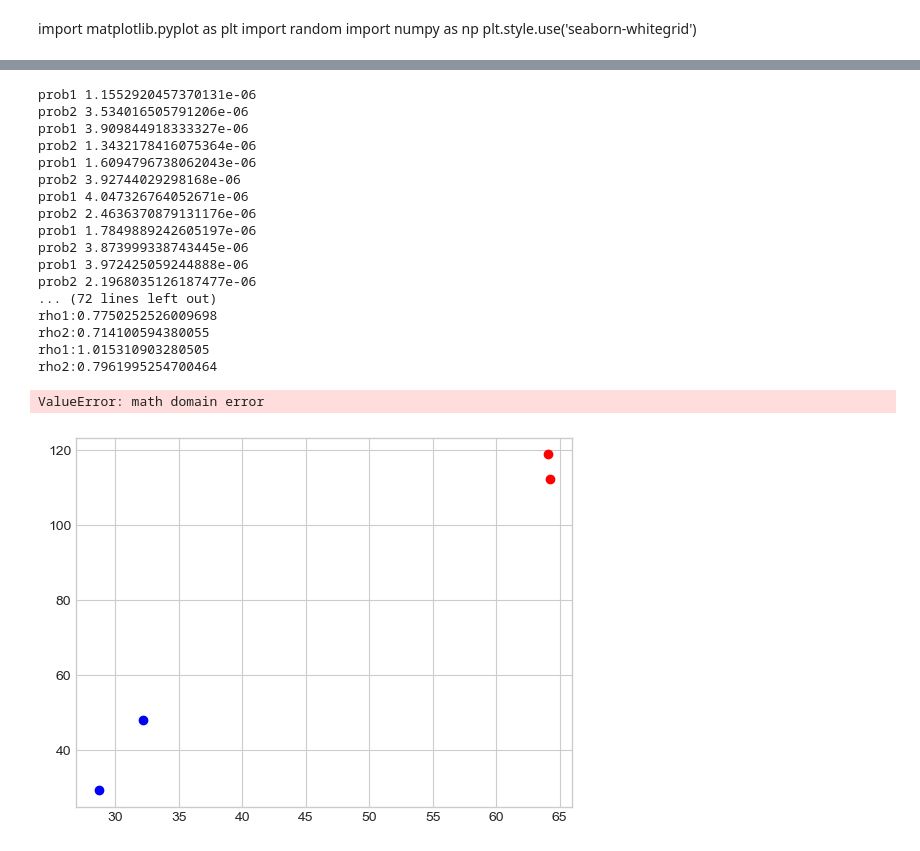
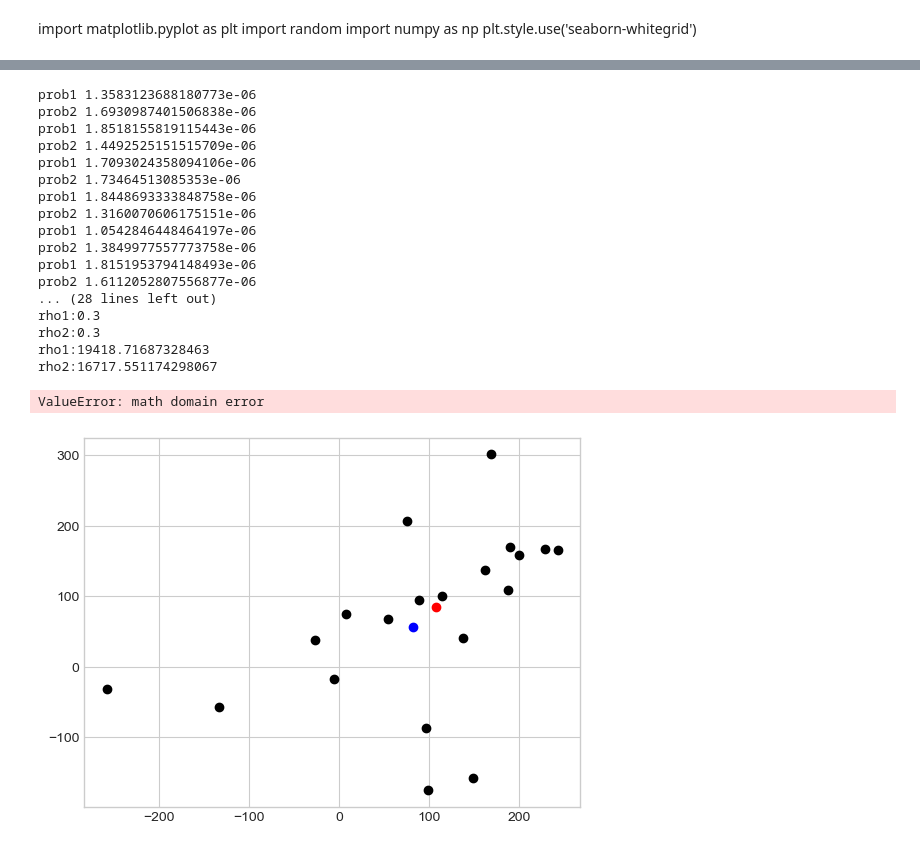
Before and after one commit to lucasc073/GMM1, a Jupyter notebook: K means.ipynb, the cells around one changed output, grey strips where cells are left out. Cells and saved outputs as stored; diff of their text form; code cells hidden in the pictures.

```diff
--- a/K means.ipynb
+++ b/K means.ipynb
@@ -29,7 +29,7 @@ kx2 = -10
 ky2 = -10
 
 
-for j in range(0, 100):
+for j in range(0, 1000):
     avgx1 = 0;
     avgx2 = 0;
     avgy1 = 0;
@@ -75,13 +75,15 @@ print(ky2)
 # %%
+for i in range(0, 20):
+    plt.plot(x[i], y[i], 'o', color='black');
 ux1 = kx1
 uy1 = ky1
 ux2 = kx2
 uy2 = ky2
 
-sigx1 = 200
-sigy1 = 200
-sigx2 = 200
-sigy2 = 200
+sigx1 = 300
+sigy1 = 300
+sigx2 = 300
+sigy2 = 300
 
 rho1 = 0.3
 rho2 = 0.3
@@ -140,48 +142,48 @@ for j in range(5):
     print("rho1:" + str(rho1))
     print("rho2:" + str(rho2))
     rho1 = 0
     rho2 = 0
 
     for i in range(20):
         weightedSDx1 += prob1[i] * (x[i]-ux1)**2
         weightedSDx2 += prob2[i] * (x[i]-ux2)**2
         weightedSDy1 += prob1[i] * (y[i]-uy1)**2
         weightedSDy2 += prob2[i] * (y[i]-uy2)**2
 
         rho1 += (x[i]-ux1)*(y[i]-uy1)
         rho2 += (x[i]-ux2)*(y[i]-uy2)
 
 
     sigx1 = np.sqrt(weightedSDx1 / totalProb1) # update std
     sigx2 = np.sqrt(weightedSDx2 / totalProb2)
     sigy1 = np.sqrt(weightedSDy1 / totalProb1)
     sigy2 = np.sqrt(weightedSDy2 / totalProb2)
 
     rho1 /= 20
     rho2 /= 20
     rho1 /= (sigx1*sigy1)
     rho2 /= (sigx2*sigy2)
     print("rho1:" + str(rho1))
     print("rho2:" + str(rho2))
     plt.plot(ux1, uy1, 'o', color = 'red')
     plt.plot(ux2, uy2, 'o', color = 'blue')
 # %% [output]
-prob1 1.1552920457370131e-06
-prob2 3.534016505791206e-06
-prob1 3.909844918333327e-06
-prob2 1.3432178416075364e-06
-prob1 1.6094796738062043e-06
-prob2 3.92744029298168e-06
-prob1 4.047326764052671e-06
-prob2 2.4636370879131176e-06
-prob1 1.7849889242605197e-06
-prob2 3.873999338743445e-06
-prob1 3.972425059244888e-06
-prob2 2.1968035126187477e-06
-... (72 lines left out)
-rho1:0.7750252526009698
-rho2:0.714100594380055
-rho1:1.015310903280505
-rho2:0.7961995254700464
+prob1 1.3583123688180773e-06
+prob2 1.6930987401506838e-06
+prob1 1.8518155819115443e-06
+prob2 1.4492525151515709e-06
+prob1 1.7093024358094106e-06
+prob2 1.73464513085353e-06
+prob1 1.8448693333848758e-06
+prob2 1.3160070606175151e-06
+prob1 1.0542846448464197e-06
+prob2 1.3849977557773758e-06
+prob1 1.8151953794148493e-06
+prob2 1.6112052807556877e-06
+... (28 lines left out)
+rho1:0.3
+rho2:0.3
+rho1:19418.71687328463
+rho2:16717.551174298067
 ValueError: math domain error
-[figure, old version]
+[figure, new version]
```
Also changed, not shown: parts of 1 cell of this notebook.
